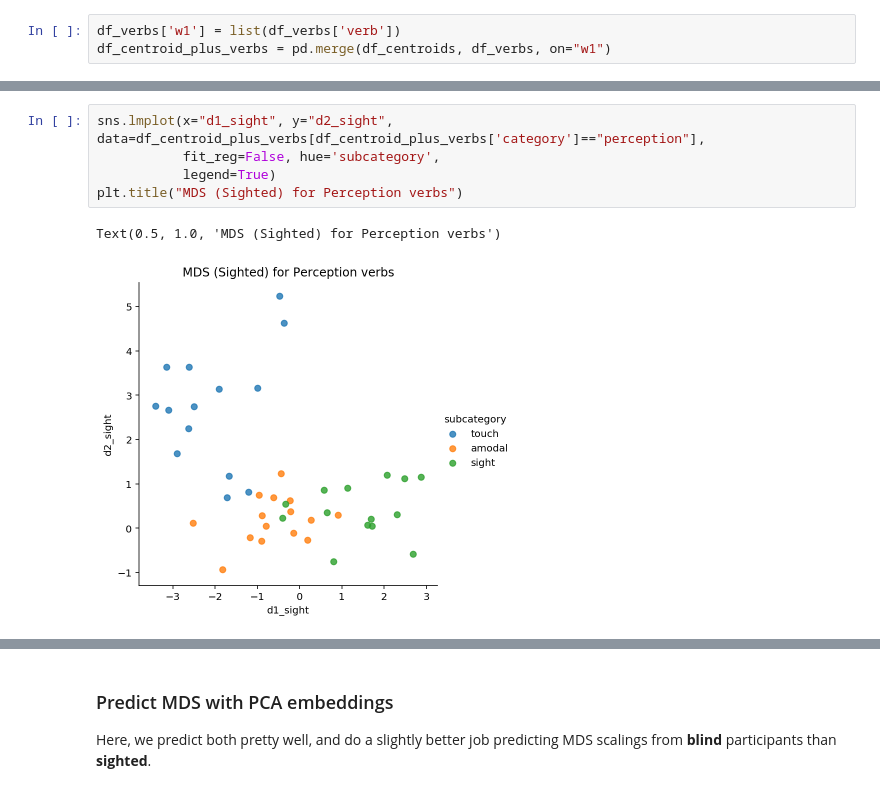
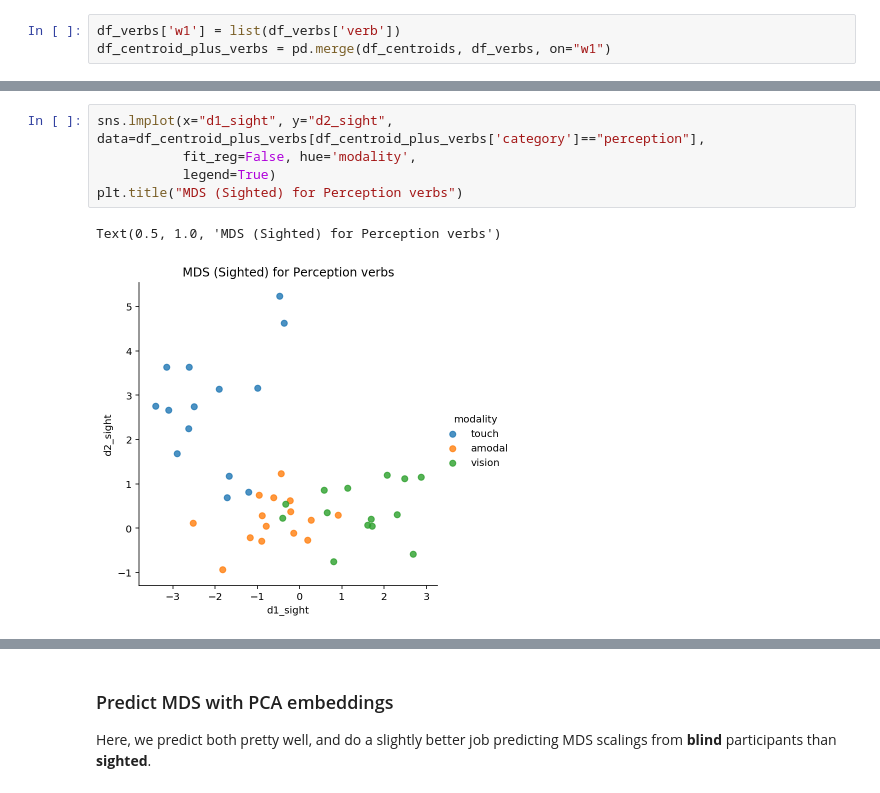
Before and after one commit to seantrott/abstract_concrete, a Jupyter notebook: comparing_to_humans.ipynb, the cells around one changed output, grey strips where cells are left out. Cells and saved outputs as stored; diff of their text form.

```diff
--- a/comparing_to_humans.ipynb
+++ b/comparing_to_humans.ipynb
@@ -275,10 +285,10 @@ df_centroid_plus_verbs = pd.merge(df_centroids, df_verbs, on="w1")
 # %%
 sns.lmplot(x="d1_sight", y="d2_sight", data=df_centroid_plus_verbs[df_centroid_plus_verbs['category']=="perception"],
-           fit_reg=False, hue='subcategory',
+           fit_reg=False, hue='modality',
            legend=True)
 plt.title("MDS (Sighted) for Perception verbs")
 # %% [output]
 Text(0.5, 1.0, 'MDS (Sighted) for Perception verbs')
-[figure, old version]
+[figure, new version]
 # %%
 sns.lmplot(x="d1_blind", y="d2_blind", data=df_centroid_plus_verbs[df_centroid_plus_verbs['category']=="perception"],
```
Also changed, not shown: parts of 7 cells of this notebook.
